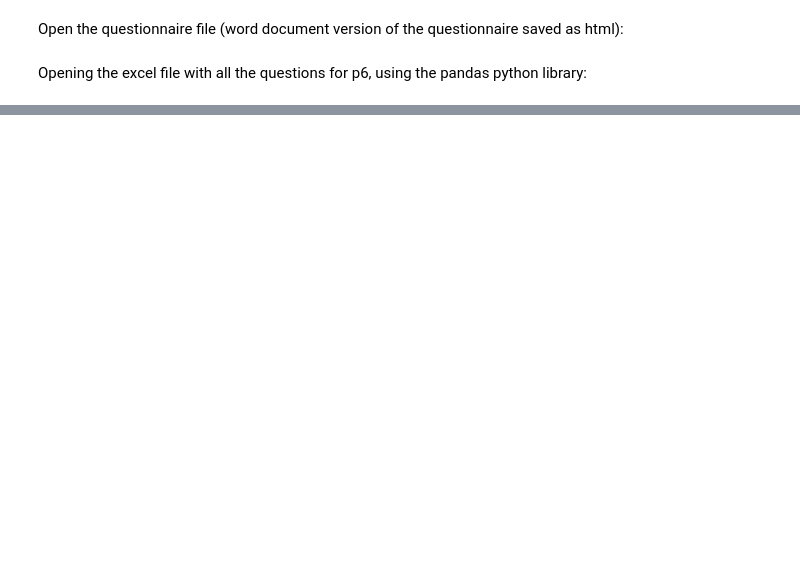
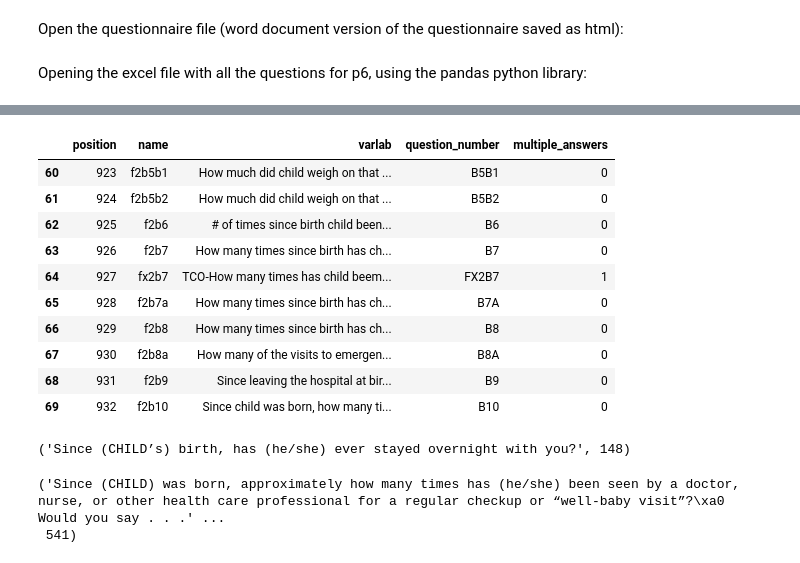
Before and after one commit to fragilefamilieschallenge/QuestionText, a Jupyter notebook: FFC_questionnaire_parsing_f2.ipynb, the cells around one changed output, grey strips where cells are left out. Drawn from its saved outputs; the diff is of its cells as text; code cells hidden in the pictures; blank space fills up the shorter version.

```diff
--- a/FFC_questionnaire_parsing_f2.ipynb
+++ b/FFC_questionnaire_parsing_f2.ipynb
@@ -42,7 +51,19 @@ df['multiple_answers']=df.question_number.apply(lambda x: 1 if re.match('[A-Z]\d
 #adds a column where 1 indicates that it is one of the questions with multiple entries in the data frame
 #I think these are mostly (only?) the "select all that apply" questions
 # %%
-df
+df[60:70]
+# %% [output]
+|  | position | name | varlab | question_number | multiple_answers |
+| 60 | 923 | f2b5b1 | How much did child weigh on that ... | B5B1 | 0 |
+| 61 | 924 | f2b5b2 | How much did child weigh on that ... | B5B2 | 0 |
+| 62 | 925 | f2b6 | # of times since birth child been... | B6 | 0 |
+| 63 | 926 | f2b7 | How many times since birth has ch... | B7 | 0 |
+| 64 | 927 | fx2b7 | TCO-How many times has child beem... | FX2B7 | 1 |
+| 65 | 928 | f2b7a | How many times since birth has ch... | B7A | 0 |
+| 66 | 929 | f2b8 | How many times since birth has ch... | B8 | 0 |
+| 67 | 930 | f2b8a | How many of the visits to emergen... | B8A | 0 |
+| 68 | 931 | f2b9 | Since leaving the hospital at bir... | B9 | 0 |
+| 69 | 932 | f2b10 | Since child was born, how many ti... | B10 | 0 |
 # %%
 def find_question(q_number):
     """finds where the question number appears in the text - only if it only appears once"""
@@ -72,0 +90,9 @@ s
+# %%
+find_question('A3C')
+# %% [output]
+('Since (CHILD’s) birth, has (he/she) ever stayed overnight with you?', 148)
+# %%
+find_question('B6')
+# %% [output]
+('Since (CHILD) was born, approximately how many times has (he/she) been seen by a doctor, nurse, or other health care professional for a regular checkup or “well‑baby visit”?\xa0 Would you say . . .' ...
+ 541)
```
Also changed, not shown: parts of 33 cells of this notebook, 26 other files.
